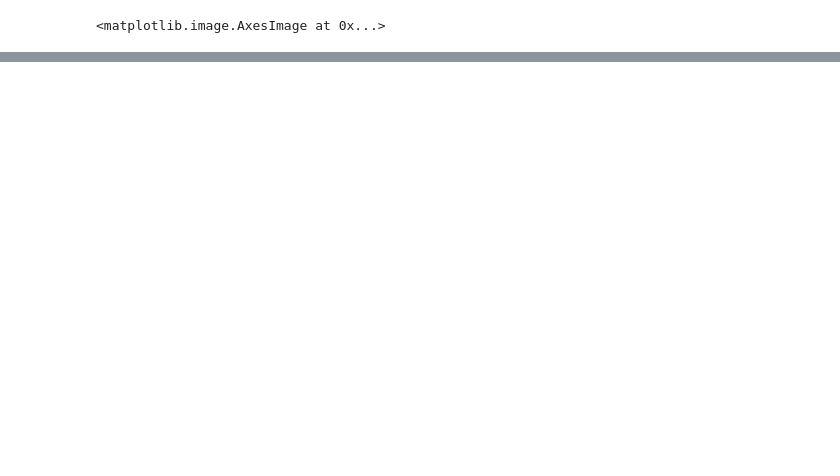
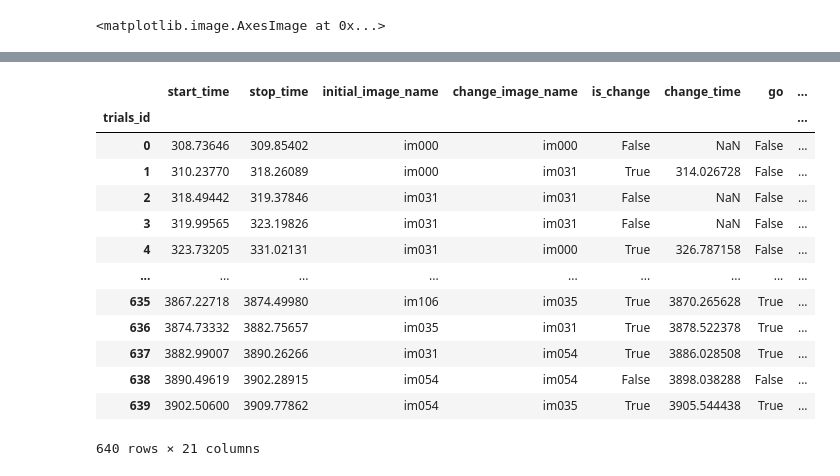
Before and after one commit to mariakesa/NeuroGarage, a Jupyter notebook: ExploratoryAnalysis.ipynb, the cells around one changed output, grey strips where cells are left out. Drawn from its saved outputs; the diff is of its cells as text; code cells hidden in the pictures; blank space fills up the shorter version.

```diff
--- a/ExploratoryAnalysis.ipynb
+++ b/ExploratoryAnalysis.ipynb
@@ -78,0 +92,17 @@ plt.imshow(im)
+# %%
+dataset.trials
+# %% [output]
+|  | start_time | stop_time | initial_image_name | change_image_name | is_change | change_time | go | ... |
+| trials_id |  |  |  |  |  |  |  | ... |
+| 0 | 308.73646 | 309.85402 | im000 | im000 | False | NaN | False | ... |
+| 1 | 310.23770 | 318.26089 | im000 | im031 | True | 314.026728 | False | ... |
+| 2 | 318.49442 | 319.37846 | im031 | im031 | False | NaN | False | ... |
+| 3 | 319.99565 | 323.19826 | im031 | im031 | False | NaN | False | ... |
+| 4 | 323.73205 | 331.02131 | im031 | im000 | True | 326.787158 | False | ... |
+| ... | ... | ... | ... | ... | ... | ... | ... | ... |
+| 635 | 3867.22718 | 3874.49980 | im106 | im035 | True | 3870.265628 | True | ... |
+| 636 | 3874.73332 | 3882.75657 | im035 | im031 | True | 3878.522378 | True | ... |
+| 637 | 3882.99007 | 3890.26266 | im031 | im054 | True | 3886.028508 | True | ... |
+| 638 | 3890.49619 | 3902.28915 | im054 | im054 | False | 3898.038288 | False | ... |
+| 639 | 3902.50600 | 3909.77862 | im054 | im035 | True | 3905.544438 | True | ... |
+640 rows × 21 columns
```
Also changed, not shown: parts of 2 cells of this notebook.
